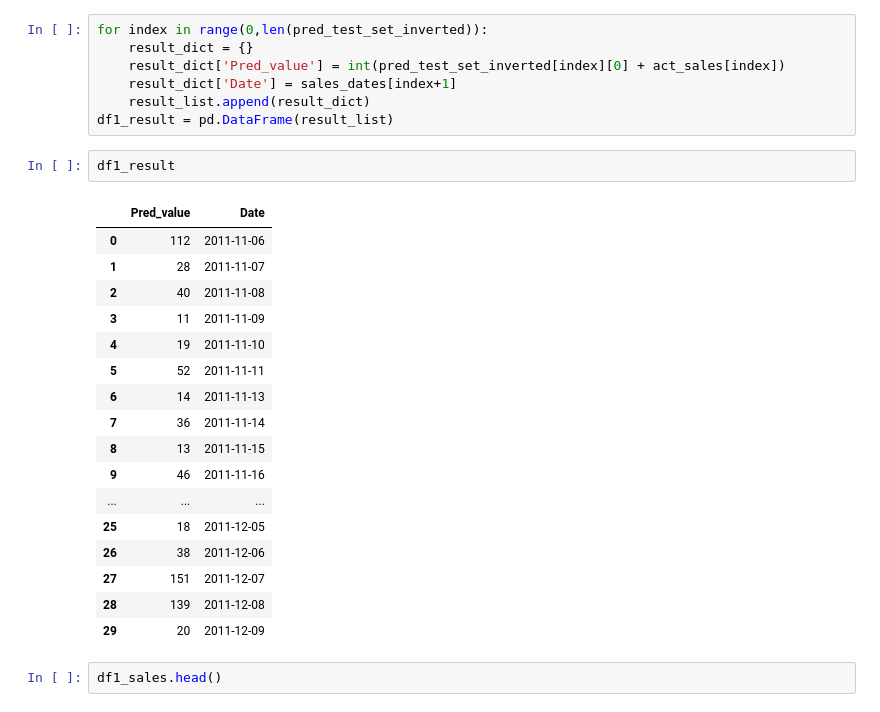
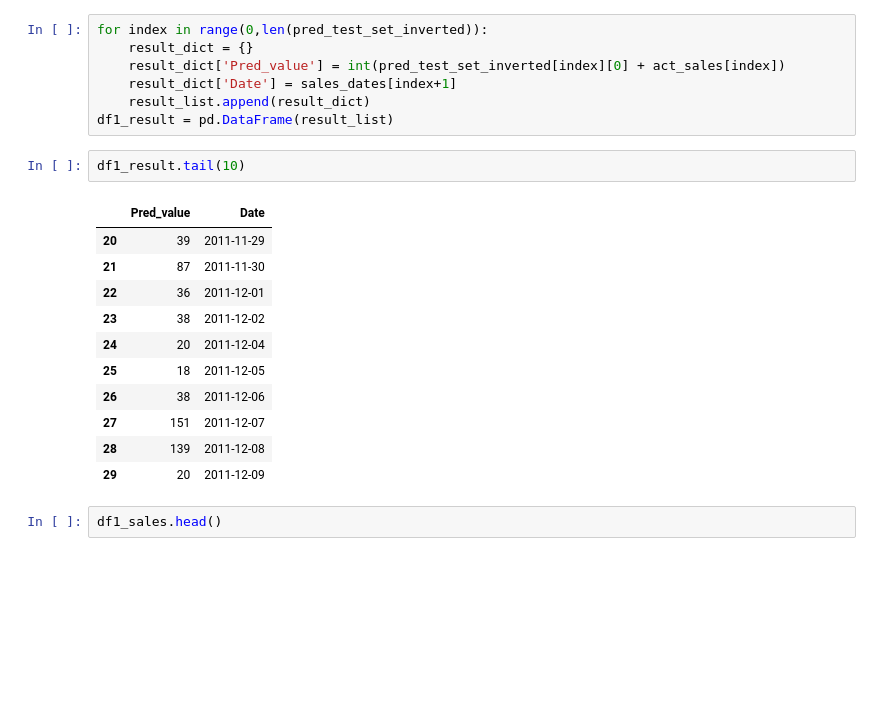
Before and after one commit to sheetalbongale/Retail-Time-Series-Analysis-and-Forecasting, a Jupyter notebook: notebooks/3_Modeling_and_Forecasting.ipynb, the cells around one changed output. Drawn from its saved outputs; the diff is of its cells as text; blank space fills up the shorter version.

```diff
--- a/notebooks/3_Modeling_and_Forecasting.ipynb
+++ b/notebooks/3_Modeling_and_Forecasting.ipynb
@@ -754,20 +714,14 @@ for index in range(0,len(pred_test_set_inverted)):
     result_list.append(result_dict)
 df1_result = pd.DataFrame(result_list)
 # %%
-df1_result
+df1_result.tail(10)
 # %% [output]
 |  | Pred_value | Date |
-| 0 | 112 | 2011-11-06 |
-| 1 | 28 | 2011-11-07 |
-| 2 | 40 | 2011-11-08 |
-| 3 | 11 | 2011-11-09 |
-| 4 | 19 | 2011-11-10 |
-| 5 | 52 | 2011-11-11 |
-| 6 | 14 | 2011-11-13 |
-| 7 | 36 | 2011-11-14 |
-| 8 | 13 | 2011-11-15 |
-| 9 | 46 | 2011-11-16 |
-| ... | ... | ... |
+| 20 | 39 | 2011-11-29 |
+| 21 | 87 | 2011-11-30 |
+| 22 | 36 | 2011-12-01 |
+| 23 | 38 | 2011-12-02 |
+| 24 | 20 | 2011-12-04 |
 | 25 | 18 | 2011-12-05 |
 | 26 | 38 | 2011-12-06 |
 | 27 | 151 | 2011-12-07 |
```
Also changed, not shown: parts of 61 cells of this notebook, 1 other file.
